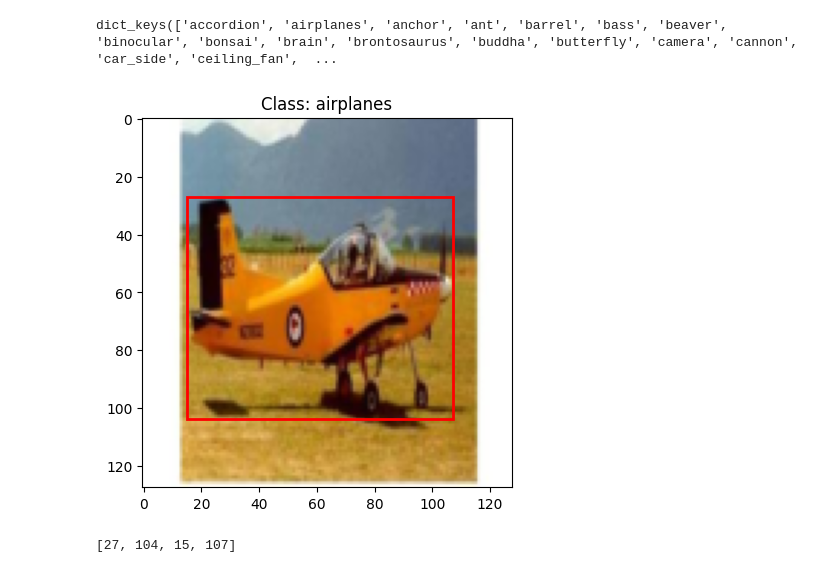
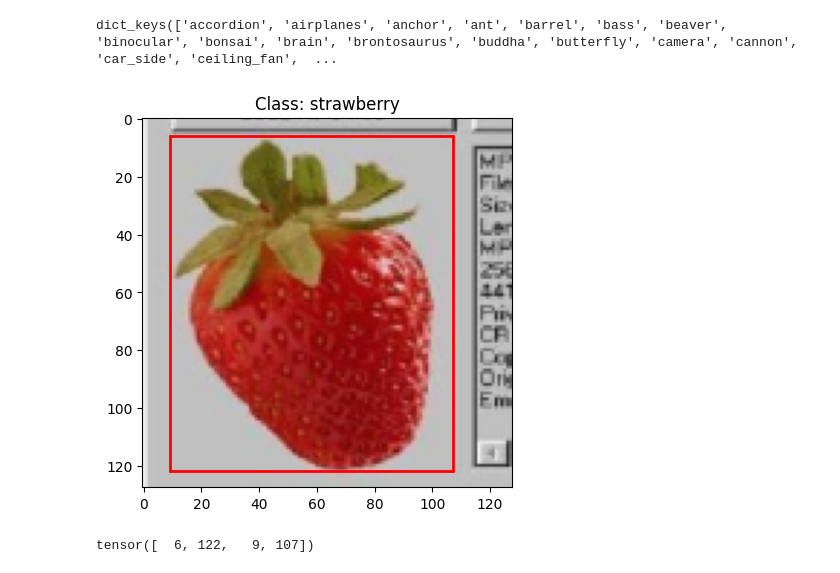
Before and after one commit to asyncdoggo/image-classification-torch, a Jupyter notebook: train.ipynb, the cells around one changed output. Cells and saved outputs as stored; diff of their text form; code cells hidden in the pictures.

Commit message:
Update train

```diff
--- a/train.ipynb
+++ b/train.ipynb
@@ -159,29 +193,57 @@ img, bound, label = train_dataset[100]
 # %%
 
-fig, ax = plt.subplots(1)
+# fig, ax = plt.subplots(1)
 
-image_np = np.transpose(img.numpy(), (1, 2, 0))
-# image_np = img.T
+# image_np = np.transpose(img.numpy(), (1, 2, 0))
+# # image_np = img.T
 
 
-ax.imshow(image_np)
-y1,y2,x1,x2 = np.array(bound).T
-w = x2-x1
-h = y2-y1
-rect = patches.Rectangle((x1, y1), w, h, linewidth=2, edgecolor='r', facecolor='none')
-ax.add_patch(rect)
-plt.title(f'Class: {train_dataset.class_names[label]}')
-plt.show()
-print(bound)
+# ax.imshow(image_np)
+# y1,y2,x1,x2 = np.array(bound).T
+# w = x2-x1
+# h = y2-y1
+# rect = patches.Rectangle((x1, y1), w, h, linewidth=2, edgecolor='r', facecolor='none')
+# ax.add_patch(rect)
+# plt.title(f'Class: {train_dataset.class_names[label]}')
+# plt.show()
+# print(bound)
-# %% [output]
-[figure, removed]
-[27, 104, 15, 107]
 # %%
-batch_size = 8
+batch_size = 128
 # %%
 train_dataloader = DataLoader(train_dataset, batch_size=batch_size, shuffle=True)
 # %%
 test_dataloader = DataLoader(test_dataset, batch_size=batch_size, shuffle=False)
+# %%
+# fetch one batch of data
+image, bounding_box, label = next(iter(train_dataloader))
+bounding_box = torch.stack(bounding_box)
+
+bounding_box = bounding_box.T
+
+image = image[0]
+bound = bounding_box[0]
+label = label[0]
+# %%
+
+fig, ax = plt.subplots(1)
+
+image_np = np.transpose(image.numpy(), (1, 2, 0))
+# image_np = img.T
+
+
+ax.imshow(image_np)
+y1, y2, x1, x2 = np.array(bound).T
+w = x2-x1
+h = y2-y1
+rect = patches.Rectangle((x1, y1), w, h, linewidth=2,
+                         edgecolor='r', facecolor='none')
+ax.add_patch(rect)
+plt.title(f'Class: {train_dataset.class_names[label]}')
+plt.show()
+print(bound)
+# %% [output]
+[figure, added]
+tensor([  6, 122,   9, 107])
 # %%
 def train_epoch(model,train_dataloader, classification_loss, regression_loss, optim, device):
     model.train()
```
Also changed, not shown: parts of 18 cells of this notebook.
